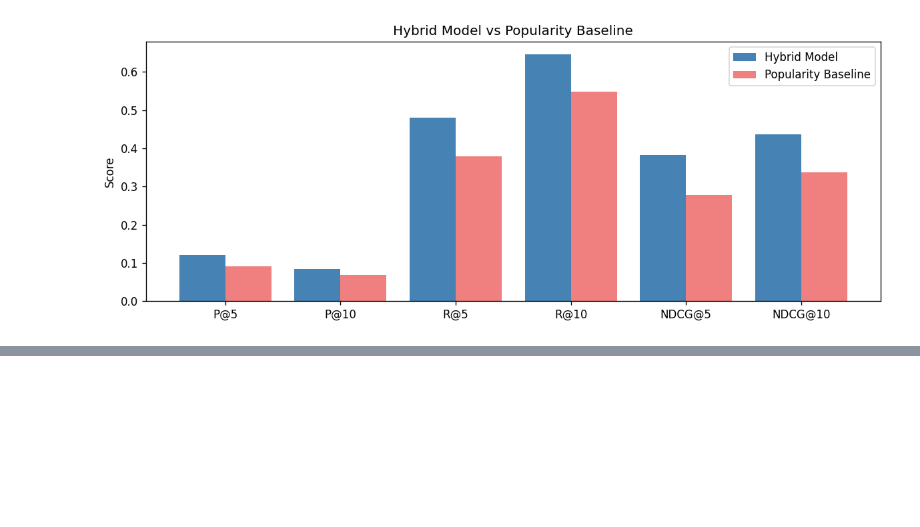
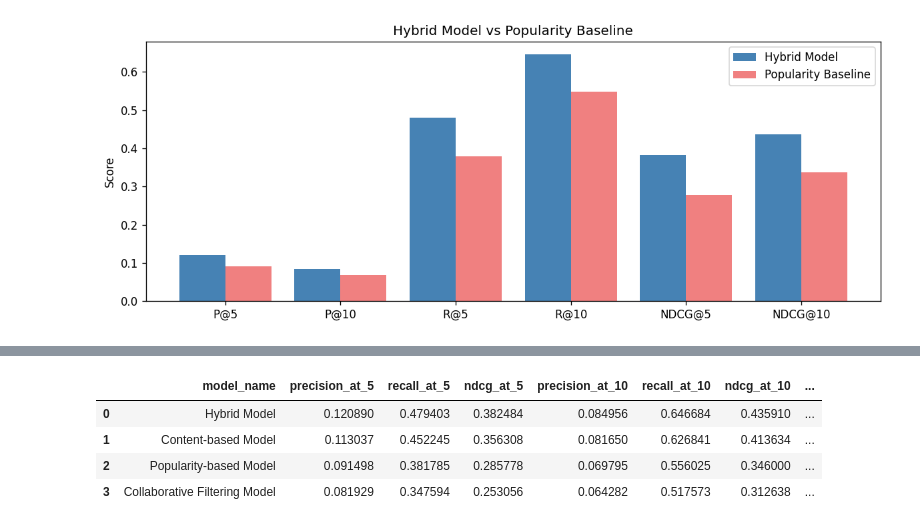
Before and after one commit to JinzheLi-AI/WID3002-News-Recommendation, a Jupyter notebook: WID3002_G28_NewsRecommendation.ipynb, the cells around one changed output, grey strips where cells are left out. Saved outputs shown, nothing was run; the diff lists cells and outputs as text; code cells hidden in the pictures; blank space fills up the shorter version.

```diff
--- a/WID3002_G28_NewsRecommendation.ipynb
+++ b/WID3002_G28_NewsRecommendation.ipynb
@@ -917,0 +929,59 @@ plt.show()
+# %%
+MODEL_SCORE_COLUMNS = {
+    "Hybrid Model": "score",
+    "Popularity-based Model": "popularity_score",
+    "Content-based Model": "content_score",
+    "Collaborative Filtering Model": "cf_score",
+}
+
+MODEL_DESCRIPTIONS = {
+    "Hybrid Model": "Final model combining content, CF, popularity, category, and subcategory signals.",
+    "Popularity-based Model": "Ranks articles only by historical click popularity.",
+    "Content-based Model": "Ranks articles only by content similarity.",
+    "Collaborative Filtering Model": "Ranks articles only by similar users' click behavior.",
+}
+
+
+def rank_dataframe_by_score(ranked_df, score_column, model_name):
+    temp = ranked_df.copy()
+    if score_column not in temp.columns:
+        temp[score_column] = 0.0
+    temp["score"] = pd.to_numeric(temp[score_column], errors="coerce").fillna(0.0)
+    temp = temp.sort_values(["impression_id", "score", "news_id"], ascending=[True, False, True])
+    temp["rank"] = temp.groupby("impression_id").cumcount() + 1
+    temp["model_name"] = model_name
+    return temp
+
+
+model_comparison_rows = []
+model_ranked_outputs = {}
+
+for model_name, score_column in MODEL_SCORE_COLUMNS.items():
+    ranked_model = rank_dataframe_by_score(ranked_recommendations, score_column, model_name)
+    model_ranked_outputs[model_name] = ranked_model
+    scores = evaluate_ranked_dataframe(ranked_model)
+    model_comparison_rows.append({
+        "model_name": model_name,
+        "precision_at_5": scores["P@5"],
+        "recall_at_5": scores["R@5"],
+        "ndcg_at_5": scores["NDCG@5"],
+        "precision_at_10": scores["P@10"],
+        "recall_at_10": scores["R@10"],
+        "ndcg_at_10": scores["NDCG@10"],
+        "performance_percentage": scores["NDCG@10"] * 100,
+    })
+
+model_comparison_results = (
+    pd.DataFrame(model_comparison_rows)
+    .sort_values("ndcg_at_10", ascending=False)
+    .reset_index(drop=True)
+)
+
+model_comparison_results.to_csv(os.path.join(BASE_DIR, "model_comparison_results.csv"), index=False)
+model_comparison_results
+# %% [output]
+|  | model_name | precision_at_5 | recall_at_5 | ndcg_at_5 | precision_at_10 | recall_at_10 | ndcg_at_10 | ... |
+| 0 | Hybrid Model | 0.120890 | 0.479403 | 0.382484 | 0.084956 | 0.646684 | 0.435910 | ... |
+| 1 | Content-based Model | 0.113037 | 0.452245 | 0.356308 | 0.081650 | 0.626841 | 0.413634 | ... |
+| 2 | Popularity-based Model | 0.091498 | 0.381785 | 0.285778 | 0.069795 | 0.556025 | 0.346000 | ... |
+| 3 | Collaborative Filtering Model | 0.081929 | 0.347594 | 0.253056 | 0.064282 | 0.517573 | 0.312638 | ... |
```
Also changed, not shown: parts of 8 cells of this notebook, 12 other files.
